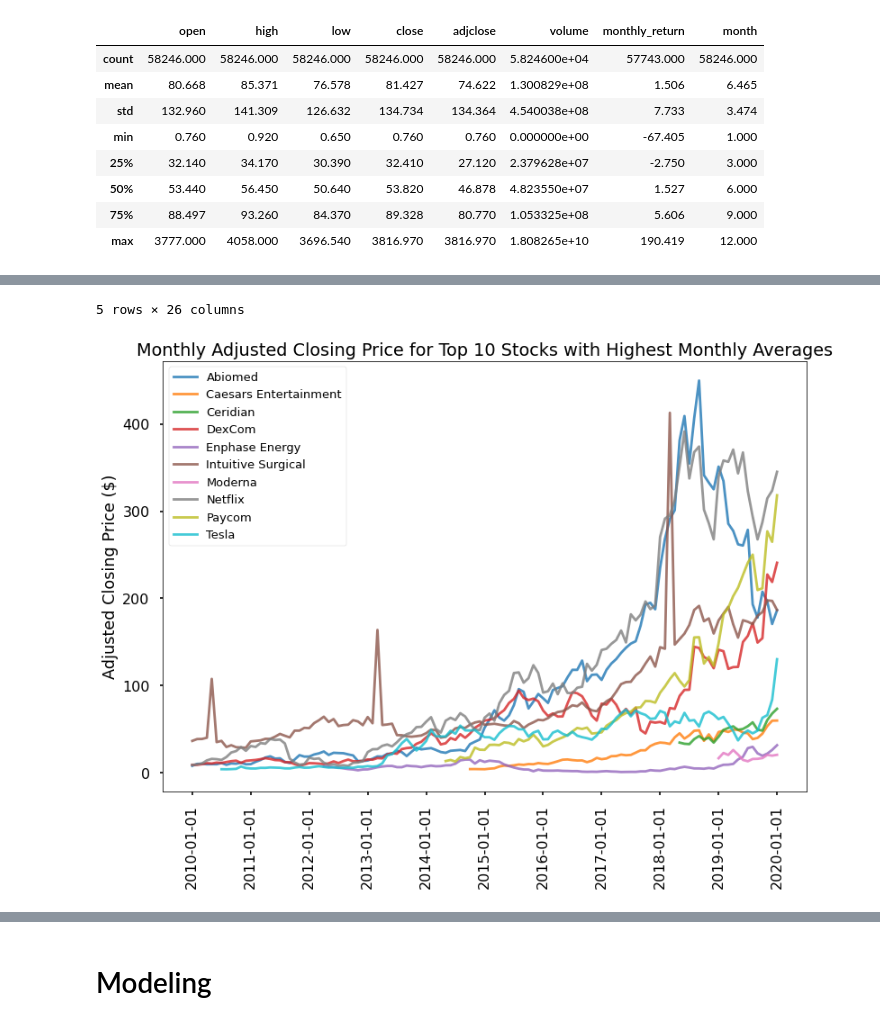
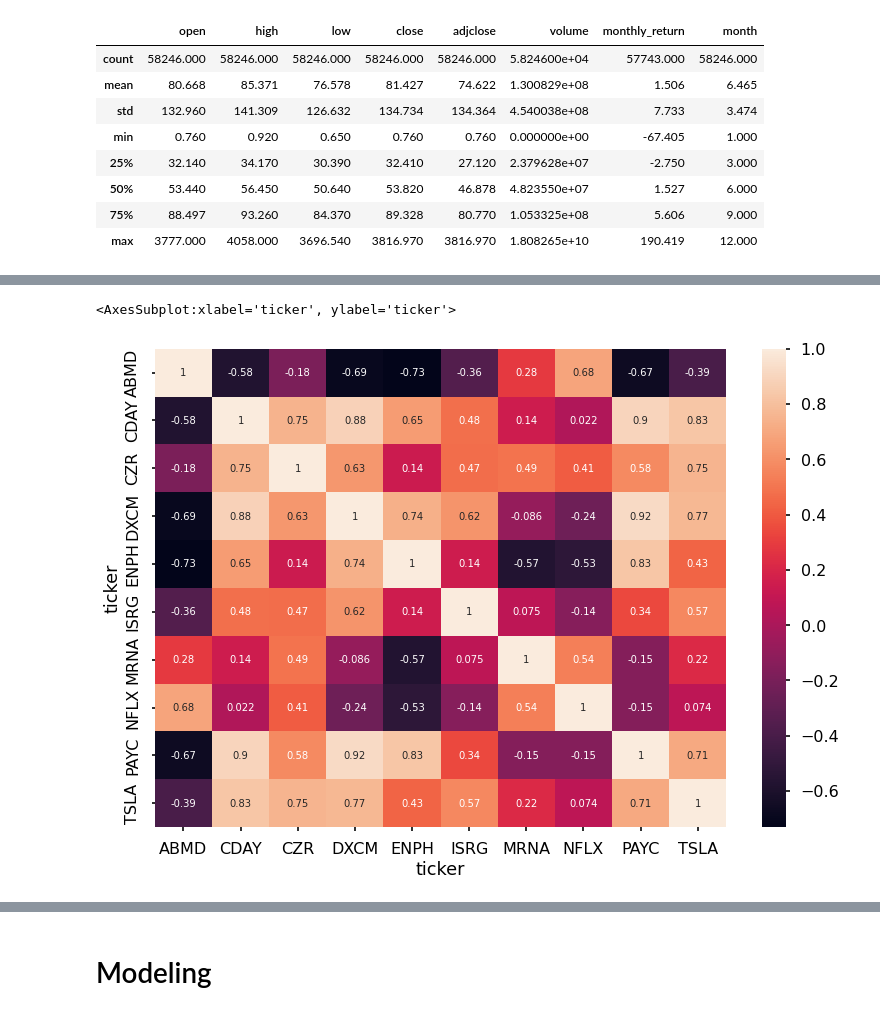
Before and after one commit to H-Cindy/CQF-Deep-Dive-Sharpe, a Jupyter notebook: Deep_dive_sharpe.ipynb, the cells around one changed output, grey strips where cells are left out. Saved outputs shown, nothing was run; the diff lists cells and outputs as text; code cells hidden in the pictures.

```diff
--- a/Deep_dive_sharpe.ipynb
+++ b/Deep_dive_sharpe.ipynb
@@ -46,3 +46,7 @@ round(full_DS.describe(),3)
 | 50% | 53.440 | 56.450 | 50.640 | 53.820 | 46.878 | 4.823550e+07 | 1.527 | 6.000 |
 | 75% | 88.497 | 93.260 | 84.370 | 89.328 | 80.770 | 1.053325e+08 | 5.606 | 9.000 |
 | max | 3777.000 | 4058.000 | 3696.540 | 3816.970 | 3816.970 | 1.808265e+10 | 190.419 | 12.000 |
+# %%
+full_DS = full_DS.dropna()
+avg_monthly_returns = full_DS.groupby('name')['monthly_return'].agg(np.mean)
+top10 = avg_monthly_returns.nlargest(n=10)
@@ -49,11 +113,10 @@ round(full_DS.describe(),3)
 # %%
 # correlation matrix of top 10 companies
-# full_DS.groupby('name')
-# corr_df = full_DS.corr(method='pearson')
-# sns.heatmap(corr_df, annot=True)
 df_corr_subset = full_DS.loc[full_DS['name'].isin(top10.index.values)].reset_index()
 df_corr_subset = df_corr_subset[['date','ticker','adjclose']]
 df_corr_subset.head()
 df_pivot = df_corr_subset.pivot('date','ticker','adjclose').dropna().reset_index()
 df_pivot.head()
+corr_df = df_pivot.corr(method='pearson')
+sns.heatmap(corr_df, annot=True)
 # %% [output]
@@ -66,54 +123,2 @@ df_pivot.head()
-5 rows × 26 columns
+<AxesSubplot:xlabel='ticker', ylabel='ticker'>
+[figure, added]
-# %%
-#just copied code
-
-# imports & formatting
-import matplotlib.pyplot as plt
-from matplotlib.ticker import PercentFormatter
-
-import numpy as np
-import pandas as pd
-import seaborn as sns
-from   sklearn.linear_model import LinearRegression
-from   sklearn.linear_model import LogisticRegression
-from sklearn.model_selection import train_test_split
-from   sklearn.model_selection import cross_val_score
-
-%matplotlib inline
-plt.rcParams['figure.figsize'] = (12.0, 8.0)
-plt.style.use('seaborn-poster')
-
-finalOutput = pd.read_csv('sharpeDS.csv')
-round(finalOutput.describe(),3)
-
-colorList=["black","fuchsia","maroon","darkorange","lawngreen","darkslategray","deepskyblue","blueviolet","lightpink","gold","darkkhaki","darkgoldenrod"]
-i=0
-
-x=10
-topx = avg_monthly_returns.nlargest(n=x)
-top10_names = topx.index
-names = set()
-for i in top10_names:
-  names.add(i)
-names
-
-
-
-
-
-
-
-colorList=["black","fuchsia","maroon","darkorange","lawngreen","darkslategray","deepskyblue","blueviolet","lightpink","gold","darkkhaki","darkgoldenrod"]
-i=0
-
-p = finalOutput[finalOutput['name'].isin(names)].sort_values(by='date').groupby(['name','date']).mean().reset_index()
-for sec in p.name.unique():
-    plt.plot(p[p['name'] == sec].date, p[p['name'] == sec].adjclose, label = sec, alpha=.8)
-    i+=1
-
-plt.legend(prop={'size': 13})
-plt.xticks(np.arange(0, 132, 12),rotation=90)
-plt.title('Monthly Adjusted Closing Price for Top 10 Stocks with Highest Monthly Averages')
-plt.ylabel('Adjusted Closing Price ($)');
-# %% [output]
-[figure, removed]
```
Also changed, not shown: parts of 4 cells of this notebook.
